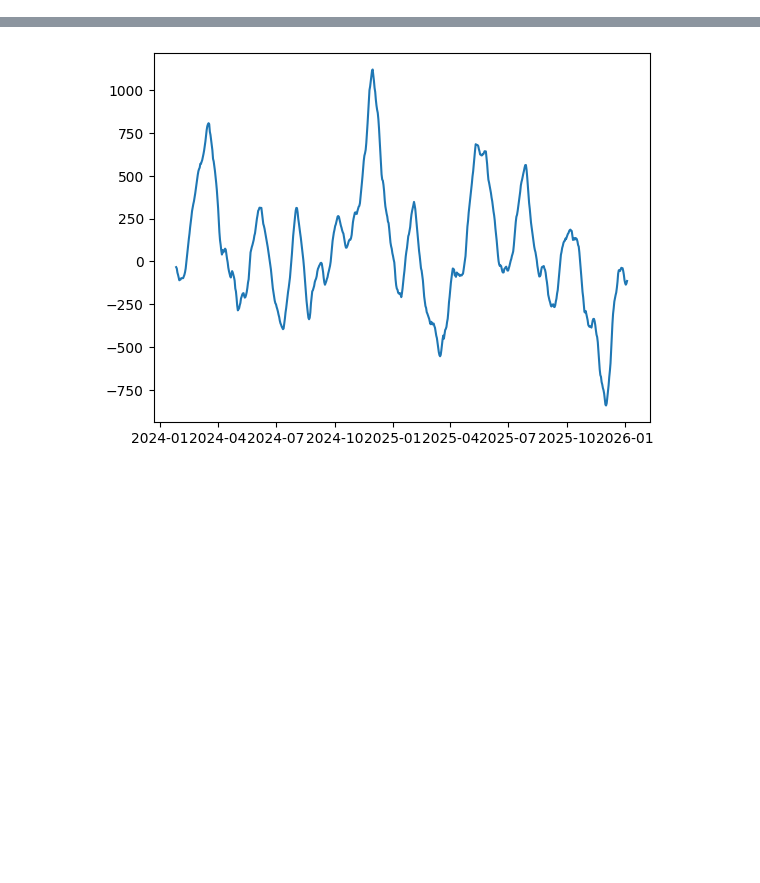
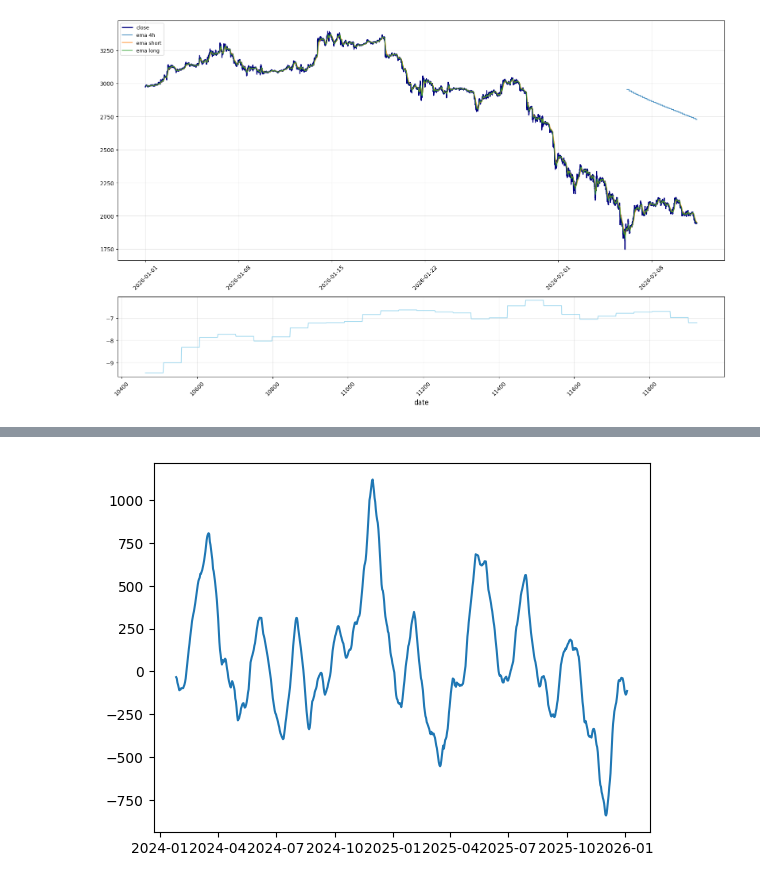
Before and after one commit to mohsenjfar/trade, a Jupyter notebook: user_data/notebooks/technical.ipynb, the cells around one changed output, grey strips where cells are left out. Drawn from its saved outputs; the diff is of its cells as text; code cells hidden in the pictures; blank space fills up the shorter version.

```diff
--- a/user_data/notebooks/technical.ipynb
+++ b/user_data/notebooks/technical.ipynb
@@ -154,2 +65,2 @@ dataframe['sqz_sma_c'] = madrid_sqz[2].values
 # %%
-dataframe
+dataframe = analyze_strategy()
@@ -170,3 +66,0 @@ dataframe
-# %%
-dataframe = dataframe_1d.copy()
-mmar = ti.mmar(dataframe)
@@ -218,3 +67,26 @@ Type:      function
+# %%
+fig, (ax1, ax2) = plt.subplots(2, 1, figsize=(16, 10), gridspec_kw={'height_ratios': [3, 1]})
+
+ax1.plot(dataframe.date, dataframe['close'], label='close', color='navy', linewidth=2)
+ax1.plot(dataframe.date, dataframe[f'ema_4h'], linewidth=1.5, alpha=0.8,label='ema 4h')
+ax1.plot(dataframe.date, dataframe[f'ema_short'], linewidth=1.5, alpha=0.8, label='ema short')
+ax1.plot(dataframe.date, dataframe[f'ema_long'], linewidth=1.5, alpha=0.8, label='ema long')
+
+ax1.legend(loc='upper left', fontsize=9)
+ax1.grid(True, alpha=0.3)
+
+ax2.plot(dataframe.index, dataframe['ema_first_derivative_4h'], color='skyblue', alpha=0.7)
+ax2.set_xlabel('date', fontsize=12)
+ax2.grid(True, alpha=0.3)
+
+plt.setp(ax1.xaxis.get_majorticklabels(), rotation=45)
+plt.setp(ax2.xaxis.get_majorticklabels(), rotation=45)
+
+
+plt.tight_layout()
+plt.show()
+# %% [output]
+[figure, added]
 # %%
 import pandas as pd
 import pandas_ta as ta
```
Also changed, not shown: parts of 18 cells of this notebook, 19 other files.
